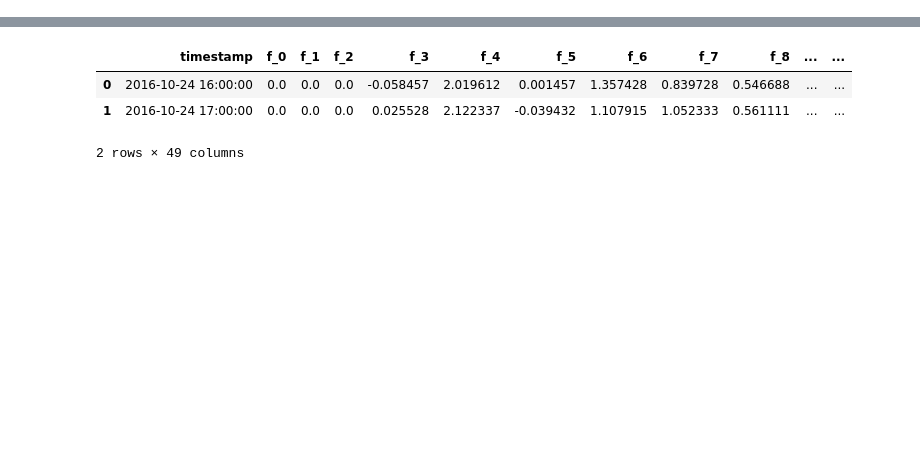
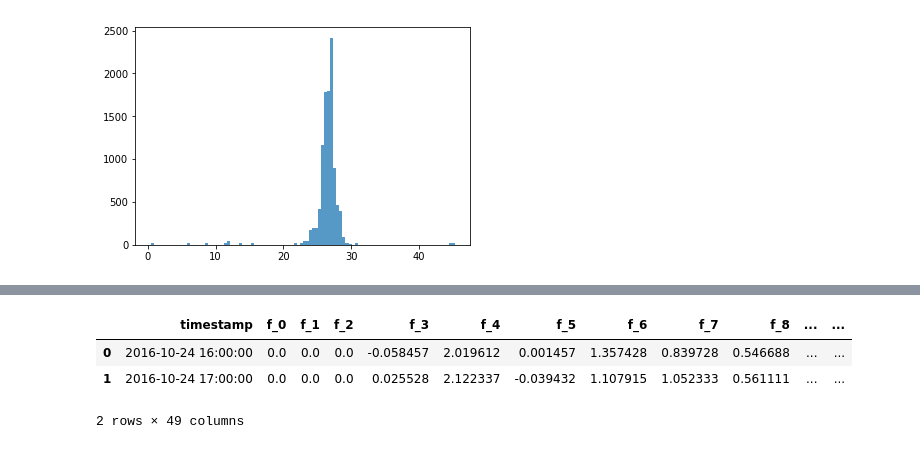
Before and after one commit to serzzh/SiburML, a Jupyter notebook: EDA_Sibur.ipynb, the cells around one changed output, grey strips where cells are left out. Cells and saved outputs as stored; diff of their text form; code cells hidden in the pictures; blank space fills up the shorter version.

```diff
--- a/EDA_Sibur.ipynb
+++ b/EDA_Sibur.ipynb
@@ -27,0 +49,4 @@ X.shape
+# %%
+n, bins, patches = plt.hist(X[X.columns.values[2]], alpha=0.75, bins=100)
+# %% [output]
+[figure, added]
```
Also changed, not shown: parts of 16 cells of this notebook, 14 other files.
